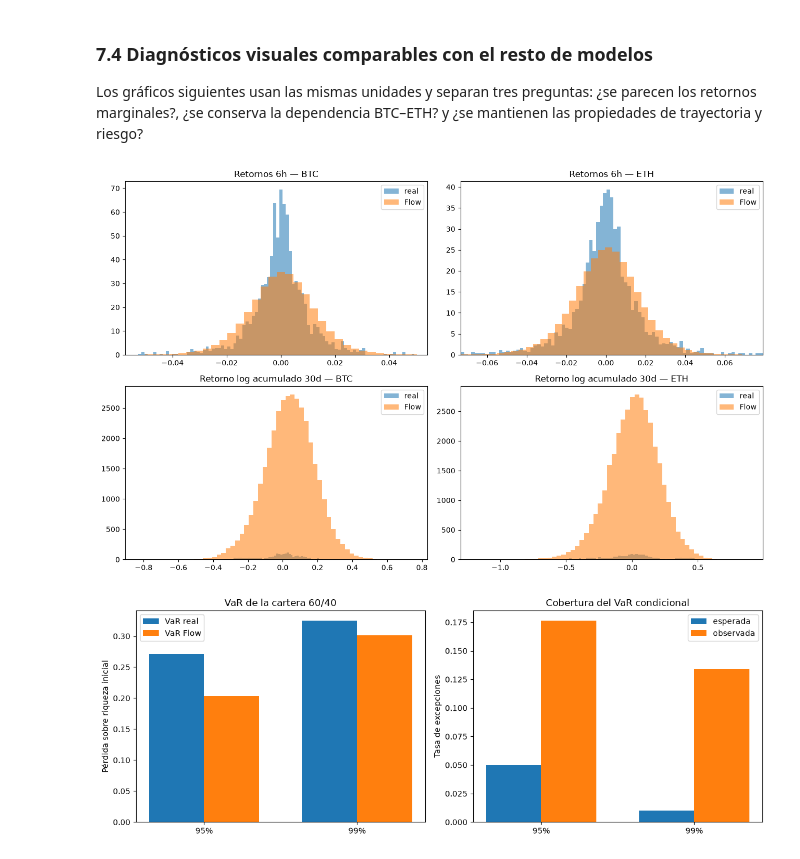
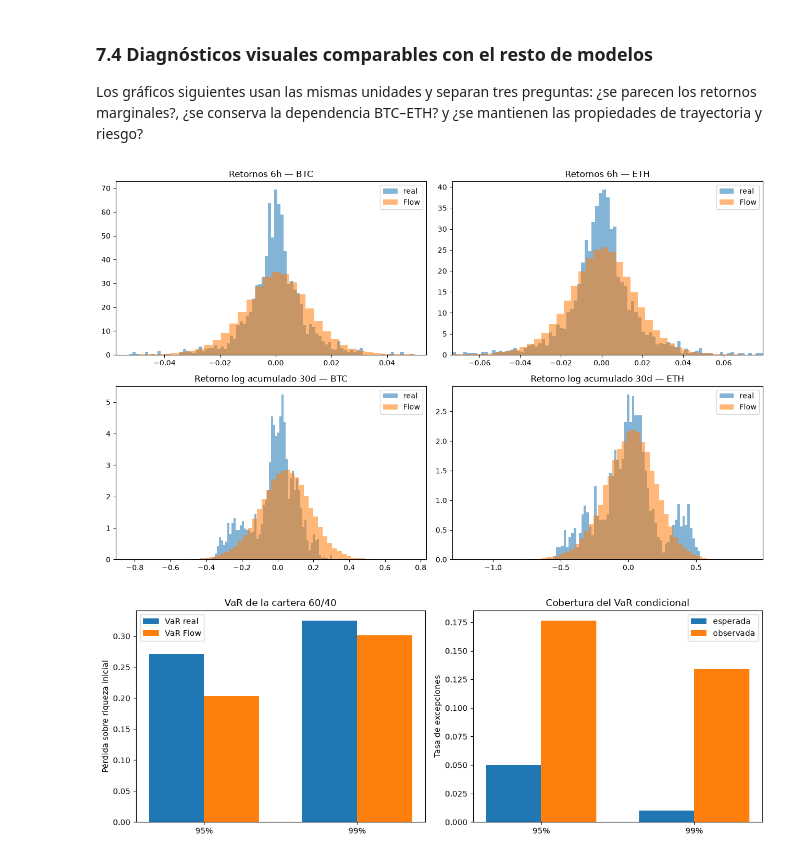
Before and after one commit to hipaor01/Taller_Generativos, a Jupyter notebook: notebooks/Normalizing_Flow_BTC_ETH.ipynb, the cells around one changed output. Cells and saved outputs as stored; diff of their text form; code cells hidden in the pictures.

```diff
--- a/notebooks/Normalizing_Flow_BTC_ETH.ipynb
+++ b/notebooks/Normalizing_Flow_BTC_ETH.ipynb
@@ -739,22 +739,22 @@ Los gráficos siguientes usan las mismas unidades y separan tres preguntas: ¿se
 # %%
 fig, axes = plt.subplots(2, 2, figsize=(13, 8))
 for asset_index, asset in enumerate(assets):
     axes[0, asset_index].hist(reference_returns[:, :, asset_index].ravel(), bins=120, density=True, alpha=0.55, label="real")
     axes[0, asset_index].hist(generated_returns[:, :, asset_index].ravel(), bins=120, density=True, alpha=0.55, label="Flow")
     axes[0, asset_index].set_title(f"Retornos 6h — {asset}")
     axes[0, asset_index].set_xlim(
         np.quantile(reference_returns[:, :, asset_index], 0.001),
         np.quantile(reference_returns[:, :, asset_index], 0.999),
     )
     axes[0, asset_index].legend()
-    axes[1, asset_index].hist(reference_returns[:, :, asset_index].sum(1), bins=60, alpha=0.55, label="real")
-    axes[1, asset_index].hist(generated_returns[:, :, asset_index].sum(1), bins=60, alpha=0.55, label="Flow")
+    axes[1, asset_index].hist(reference_returns[:, :, asset_index].sum(1), bins=60, density=True, alpha=0.55, label="real")
+    axes[1, asset_index].hist(generated_returns[:, :, asset_index].sum(1), bins=60, density=True, alpha=0.55, label="Flow")
     axes[1, asset_index].set_title(f"Retorno log acumulado 30d — {asset}")
     axes[1, asset_index].legend()
 plt.tight_layout()
 plt.show()
 # %% [output]
-[figure, old version]
+[figure, new version]
 # %%
 portfolio_risk = risk_table.loc[risk_table["target"].eq("portfolio_60_40")]
 risk_positions = np.arange(len(portfolio_risk))
```
Also changed, not shown: parts of 4 cells of this notebook, 2 other files.
